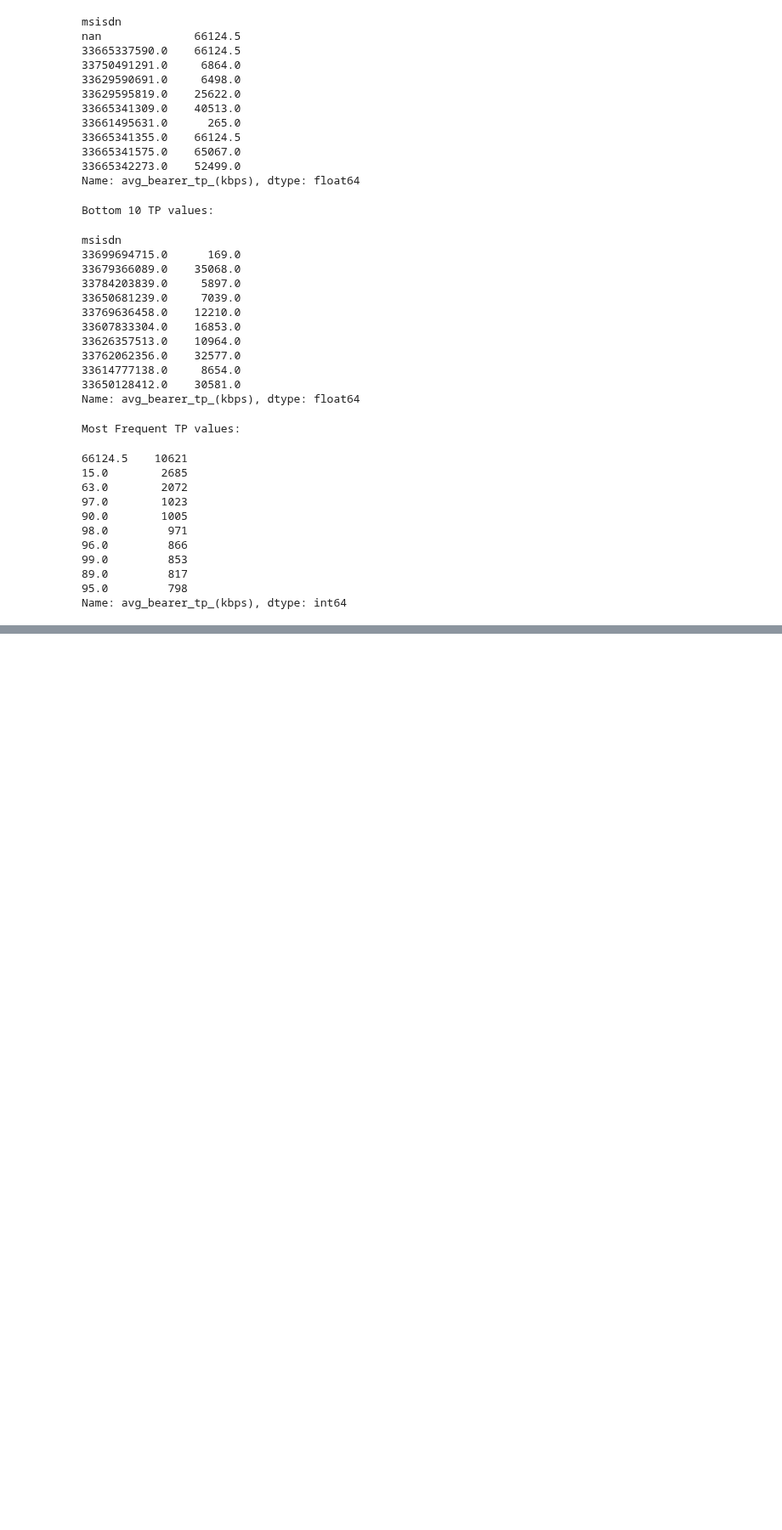
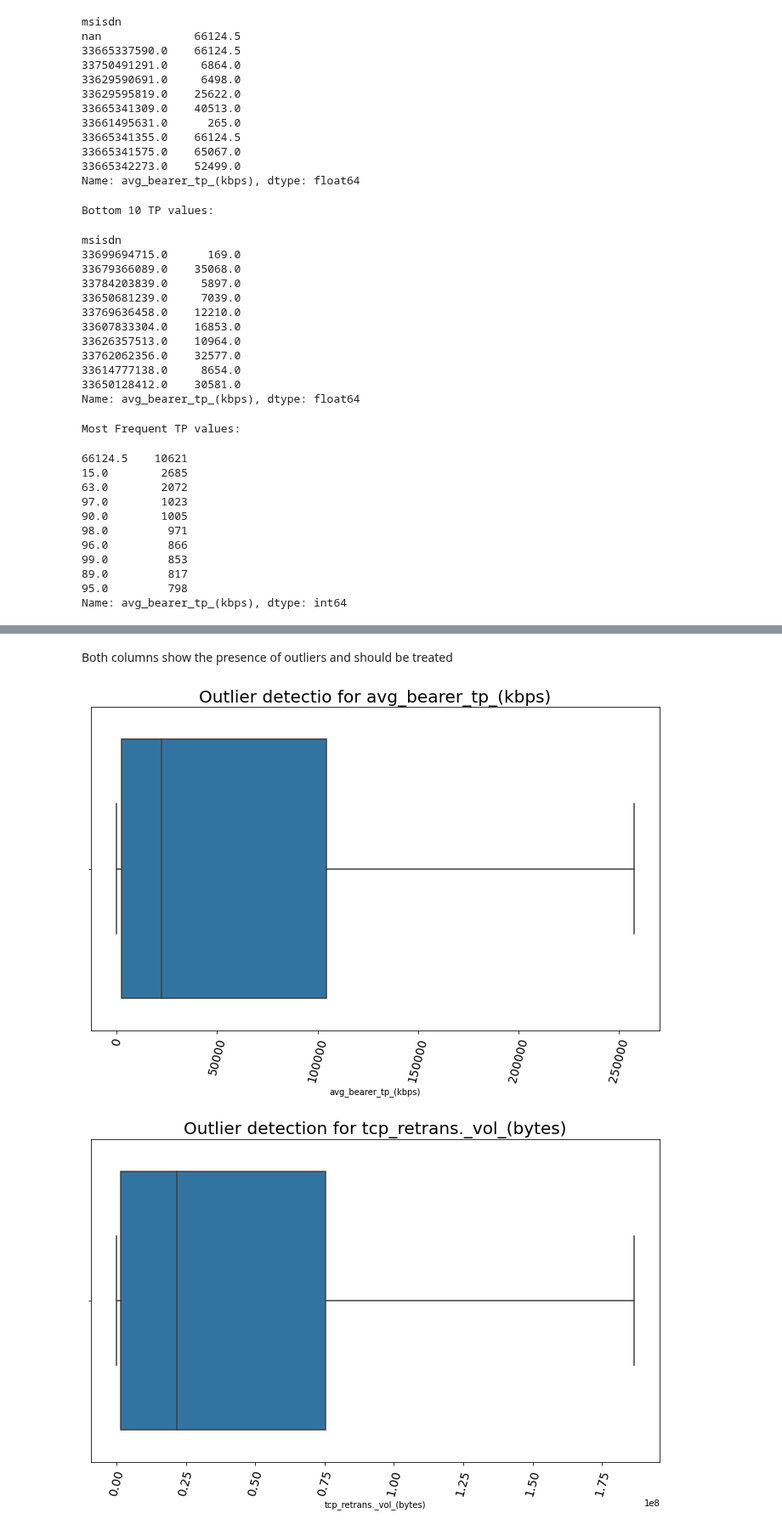
Before and after one commit to teddyk251/Telecom-Data-Analysis, a Jupyter notebook: notebooks/UserExperienceAnalysis.ipynb, the cells around one changed output, grey strips where cells are left out. Shown at 85% size. Saved outputs shown, nothing was run; the diff lists cells and outputs as text; code cells hidden in the pictures; blank space fills up the shorter version.

```diff
--- a/notebooks/UserExperienceAnalysis.ipynb
+++ b/notebooks/UserExperienceAnalysis.ipynb
@@ -313,0 +337,11 @@ Name: avg_bearer_tp_(kbps), dtype: int64
+# %% [markdown]
+Both columns show the presence of outliers and should be treated
+# %%
+cleaned_per_handset = cleaner.handle_outliers(per_handset, 'avg_bearer_tp_(kbps)')
+cleaned_per_handset = cleaner.handle_outliers(cleaned_per_handset, 'tcp_retrans._vol_(bytes)')
+# %%
+Plotter.plot_box(cleaned_per_handset, 'avg_bearer_tp_(kbps)', 'Outlier detectio for avg_bearer_tp_(kbps)')
+Plotter.plot_box(cleaned_per_handset, 'tcp_retrans._vol_(bytes)', 'Outlier detection for tcp_retrans._vol_(bytes)')
+# %% [output]
+[figure, added]
+[figure, added]
```
Also changed, not shown: parts of 5 cells of this notebook.
